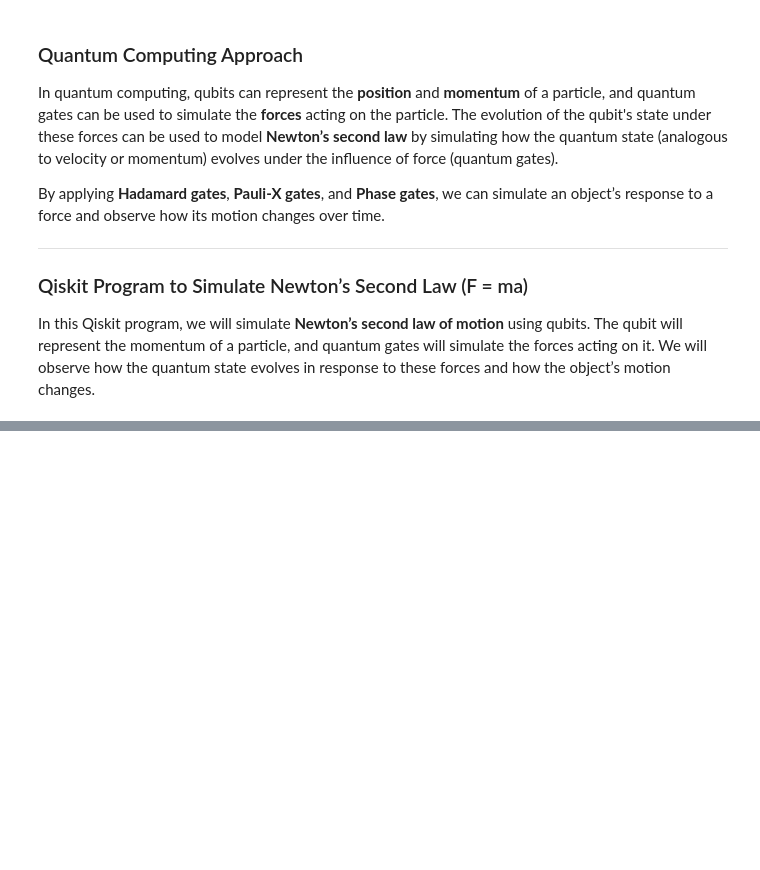
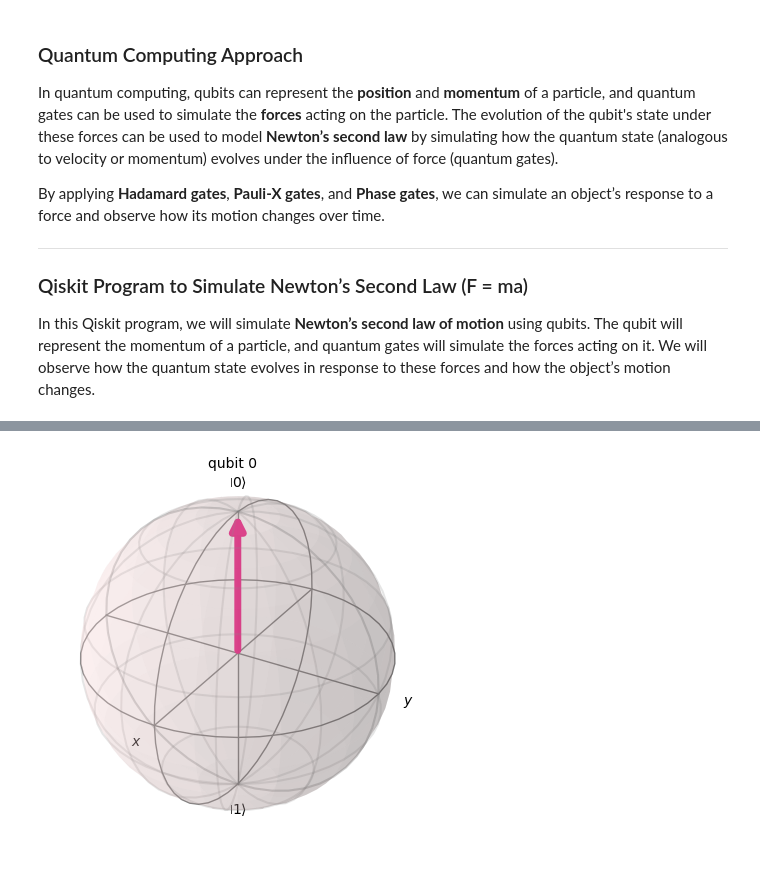
Before and after one commit to iamleoluo/Quantum-Computing-Approach, a Jupyter notebook: Semester I/Topics 1: Newton’s Laws of Motion.ipynb, the cells around one changed output, grey strips where cells are left out. Cells and saved outputs as stored; diff of their text form; code cells hidden in the pictures; blank space fills up the shorter version.

```diff
--- a/Semester I/Topics 1: Newton’s Laws of Motion.ipynb
+++ b/Semester I/Topics 1: Newton’s Laws of Motion.ipynb
@@ -80,0 +52,5 @@ NameError: name 'StatevectorSimulator' is not defined
+# %%
+qc.initialize([1, 0], 0)
+plot_bloch_multivector(qc)
+# %% [output]
+[figure, added]
```
Also changed, not shown: parts of 25 cells of this notebook.
